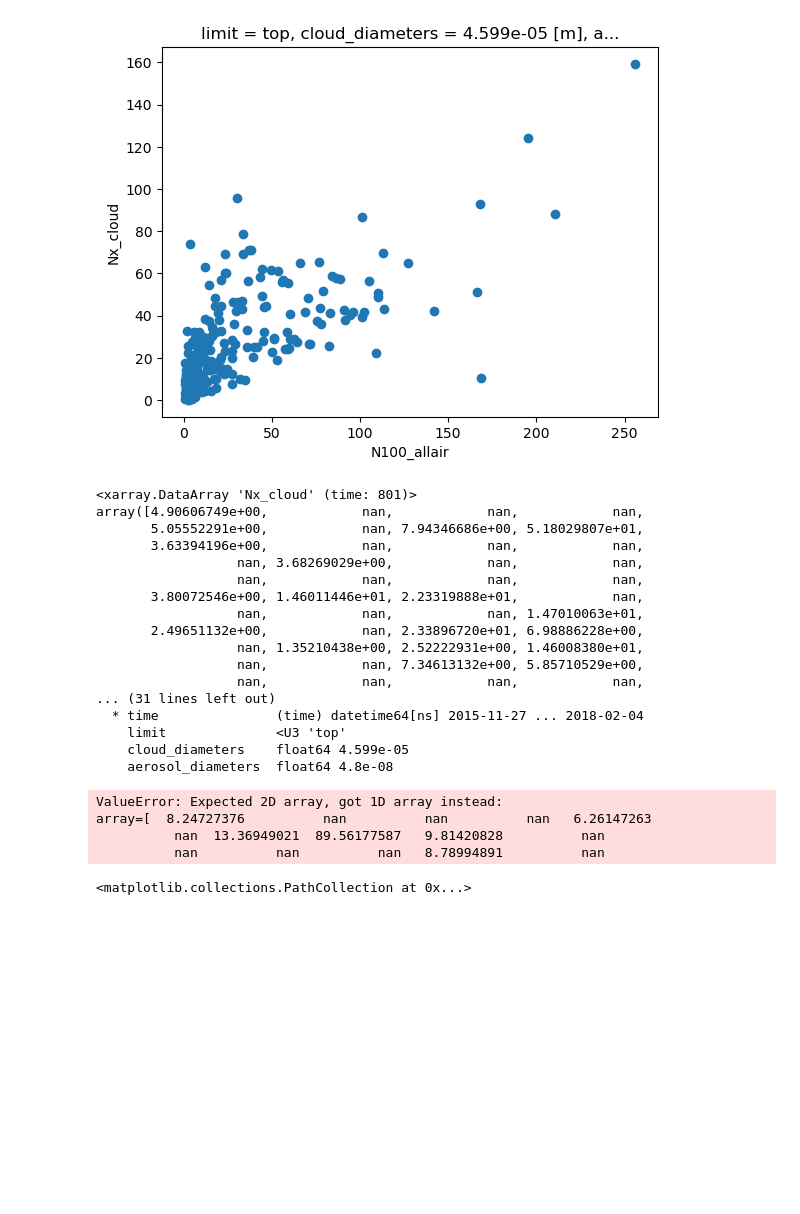
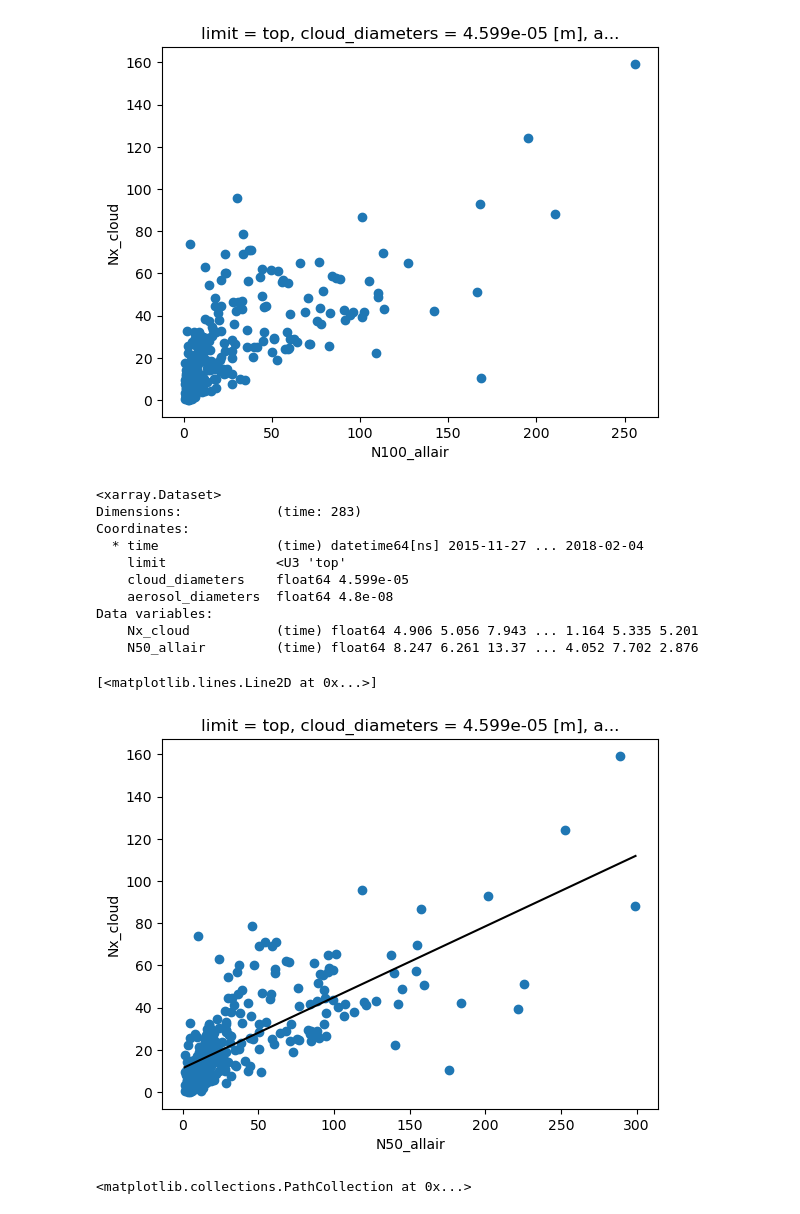
Before and after one commit to eScience-course/-Tjaernoe2022-group1, a Jupyter notebook: notebooks/Ingvild/NorESMatZeppelin.ipynb, the cells around one changed output. Drawn from its saved outputs; the diff is of its cells as text; code cells hidden in the pictures; blank space fills up the shorter version.

```diff
--- a/notebooks/Ingvild/NorESMatZeppelin.ipynb
+++ b/notebooks/Ingvild/NorESMatZeppelin.ipynb
@@ -516,35 +555,35 @@ N100_daily.plot.scatter('N100_allair', 'Nx_cloud')
 <matplotlib.collections.PathCollection at 0x...>
 [figure]
 # %%
-N50_daily.Nx_cloud.transpose()
+N50_daily_nonan
 # %% [output]
-<xarray.DataArray 'Nx_cloud' (time: 801)>
-array([4.90606749e+00,            nan,            nan,            nan,
-       5.05552291e+00,            nan, 7.94346686e+00, 5.18029807e+01,
-       3.63394196e+00,            nan,            nan,            nan,
-                  nan, 3.68269029e+00,            nan,            nan,
-                  nan,            nan,            nan,            nan,
-       3.80072546e+00, 1.46011446e+01, 2.23319888e+01,            nan,
-                  nan,            nan,            nan, 1.47010063e+01,
-       2.49651132e+00,            nan, 2.33896720e+01, 6.98886228e+00,
-                  nan, 1.35210438e+00, 2.52222931e+00, 1.46008380e+01,
-                  nan,            nan, 7.34613132e+00, 5.85710529e+00,
-                  nan,            nan,            nan,            nan,
-... (31 lines left out)
+<xarray.Dataset>
+Dimensions:            (time: 283)
+Coordinates:
   * time               (time) datetime64[ns] 2015-11-27 ... 2018-02-04
     limit              <U3 'top'
     cloud_diameters    float64 4.599e-05
     aerosol_diameters  float64 4.8e-08
+Data variables:
+    Nx_cloud           (time) float64 4.906 5.056 7.943 ... 1.164 5.335 5.201
+    N50_allair         (time) float64 8.247 6.261 13.37 ... 4.052 7.702 2.876
-# %%
-# testing linear regression:
-
-model = LinearRegression()
-model.fit(N50_daily.N50_allair.transpose(), N50_daily.Nx_cloud)
-# %% [output]
-ValueError: Expected 2D array, got 1D array instead:
-array=[  8.24727376          nan          nan          nan   6.26147263
-          nan  13.36949021  89.56177587   9.81420828          nan
-          nan          nan          nan   8.78994891          nan
+# %%
+N50_daily_nonan=N50_daily.dropna('time')
+
+model = LinearRegression().fit(N50_daily_nonan.N50_allair.data.reshape(-1,1), N50_daily_nonan.Nx_cloud)
+rs=model.score(N50_daily_nonan.N50_allair.data.reshape(-1,1), N50_daily_nonan.Nx_cloud)
+rs
+# %%
+N50_daily.plot.scatter('N50_allair','Nx_cloud')
+z = np.polyfit(N50_daily_nonan['N50_allair'], N50_daily_nonan['Nx_cloud'],1)
+p = np.poly1d(z)
+x=np.linspace(N50_daily_nonan['N50_allair'].min(), N50_daily_nonan['N50_allair'].max())
+plt.plot(x, p(x), c='k')
+#plt.xscale('log')
+#plt.yscale('log')
+# %% [output]
+[<matplotlib.lines.Line2D at 0x...>]
+[figure, added]
 # %%
 N50_daily.plot.scatter('N50_allair','Nx_cloud')
 # %% [output]
```
Also changed, not shown: parts of 5 cells of this notebook.
